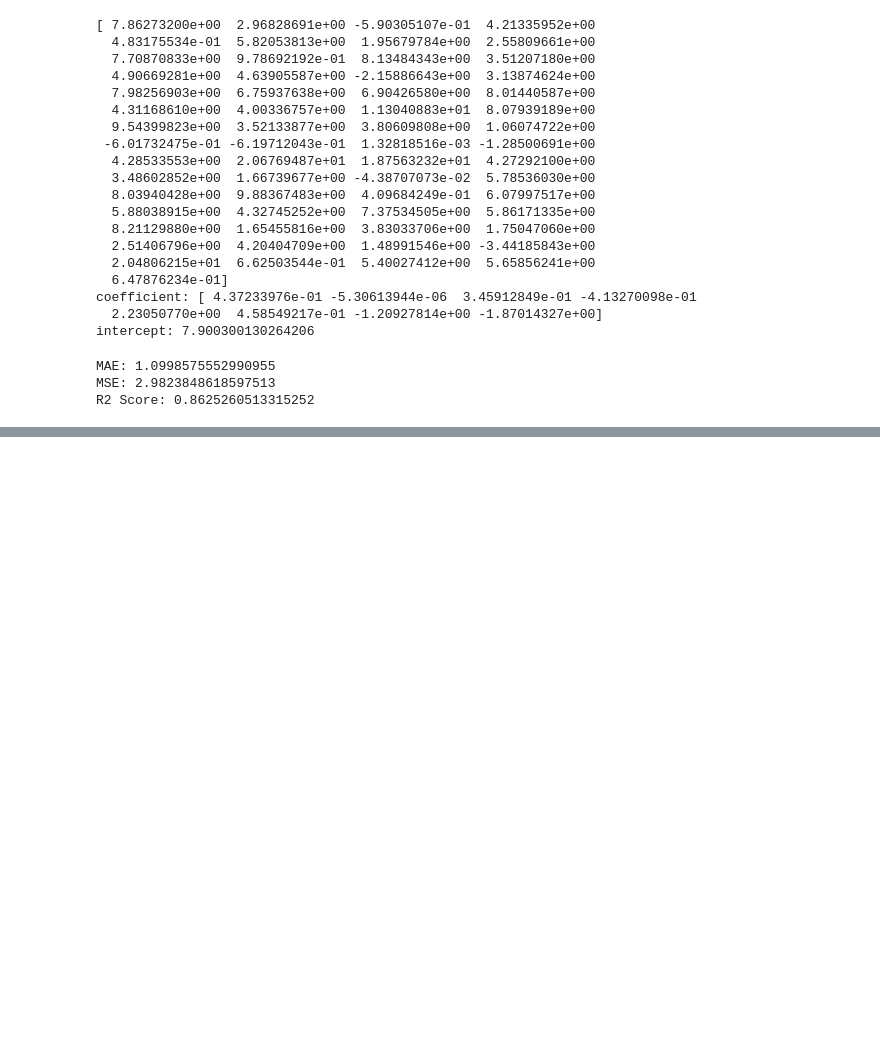
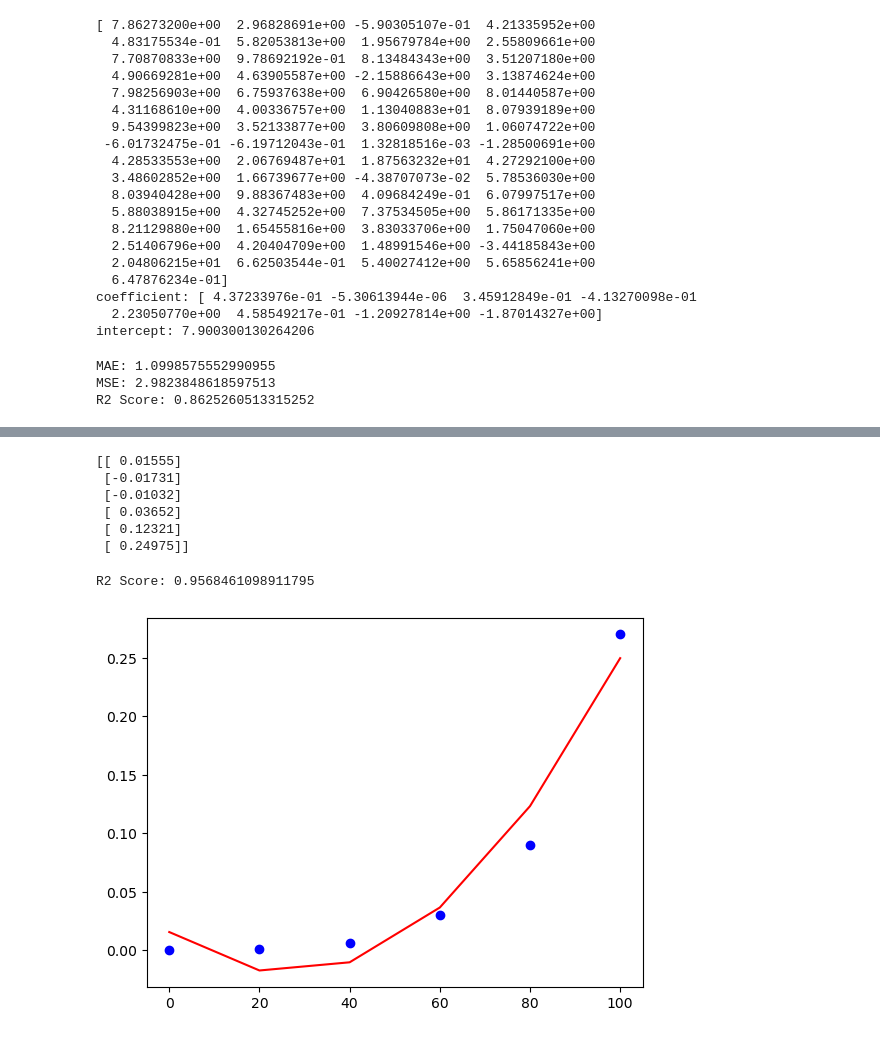
Before and after one commit to jatinamdavadiya2412/PYTHON_2, a Jupyter notebook: Ch4_AJ.ipynb, the cells around one changed output, grey strips where cells are left out. Drawn from its saved outputs; the diff is of its cells as text; code cells hidden in the pictures; blank space fills up the shorter version.

```diff
--- a/Ch4_AJ.ipynb
+++ b/Ch4_AJ.ipynb
@@ -367,0 +728,3 @@ R2 Score: 0.8625260513315252
+# %%
+x=df[['Temperature']]
+y=df[['Pressure']]
@@ -367,0 +747,25 @@ R2 Score: 0.8625260513315252
+# %%
+from sklearn.linear_model import LinearRegression
+lr=LinearRegression()
+lr.fit(x_poly,y)
+y_pred=lr.predict(x_poly)
+print(y_pred)
+# %% [output]
+[[ 0.01555]
+ [-0.01731]
+ [-0.01032]
+ [ 0.03652]
+ [ 0.12321]
+ [ 0.24975]]
+# %%
+from sklearn.metrics import r2_score
+print("R2 Score:",r2_score(y,y_pred))
+# %% [output]
+R2 Score: 0.9568461098911795
+# %%
+import matplotlib.pyplot as plt
+plt.scatter(x,y,color="blue")
+plt.plot(x,y_pred,color='red')
+plt.show()
+# %% [output]
+[figure, added]
```
Also changed, not shown: parts of 48 cells of this notebook, 5 other files.
